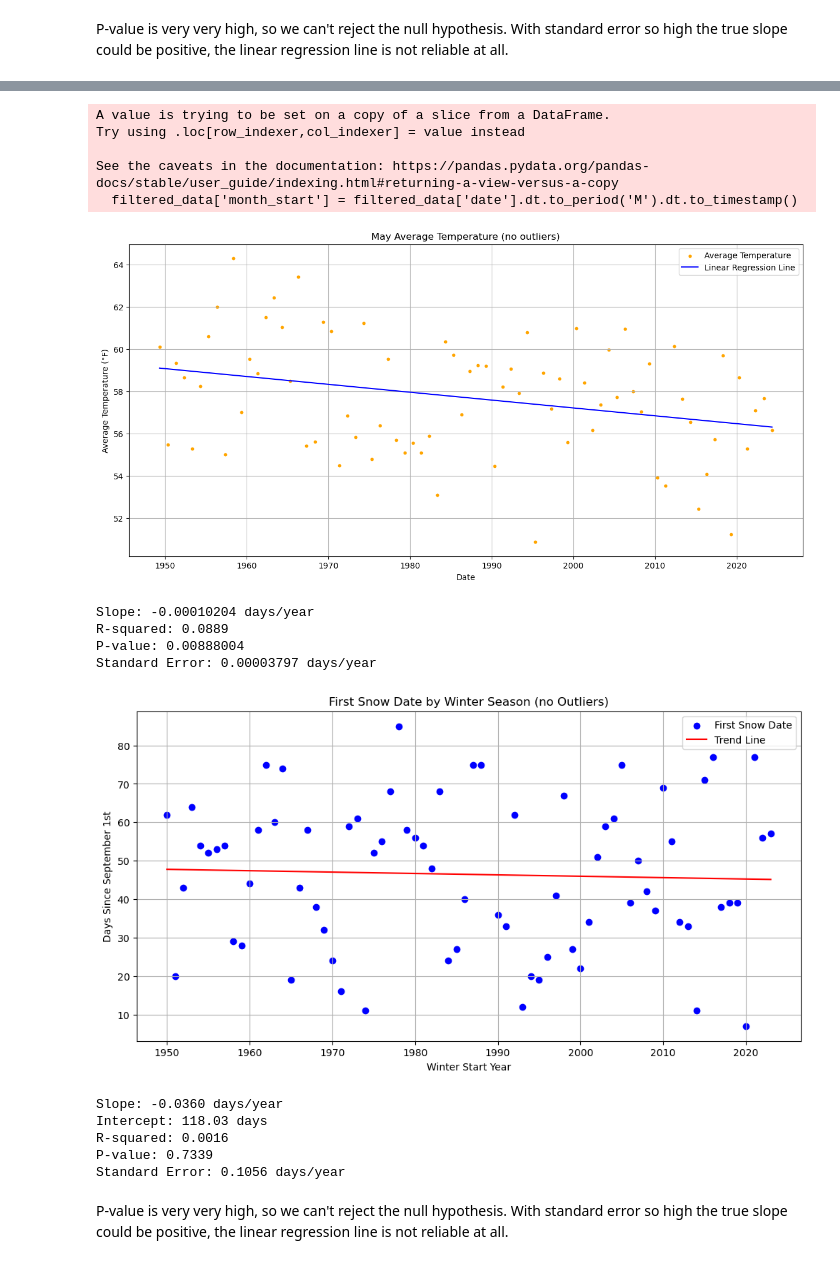
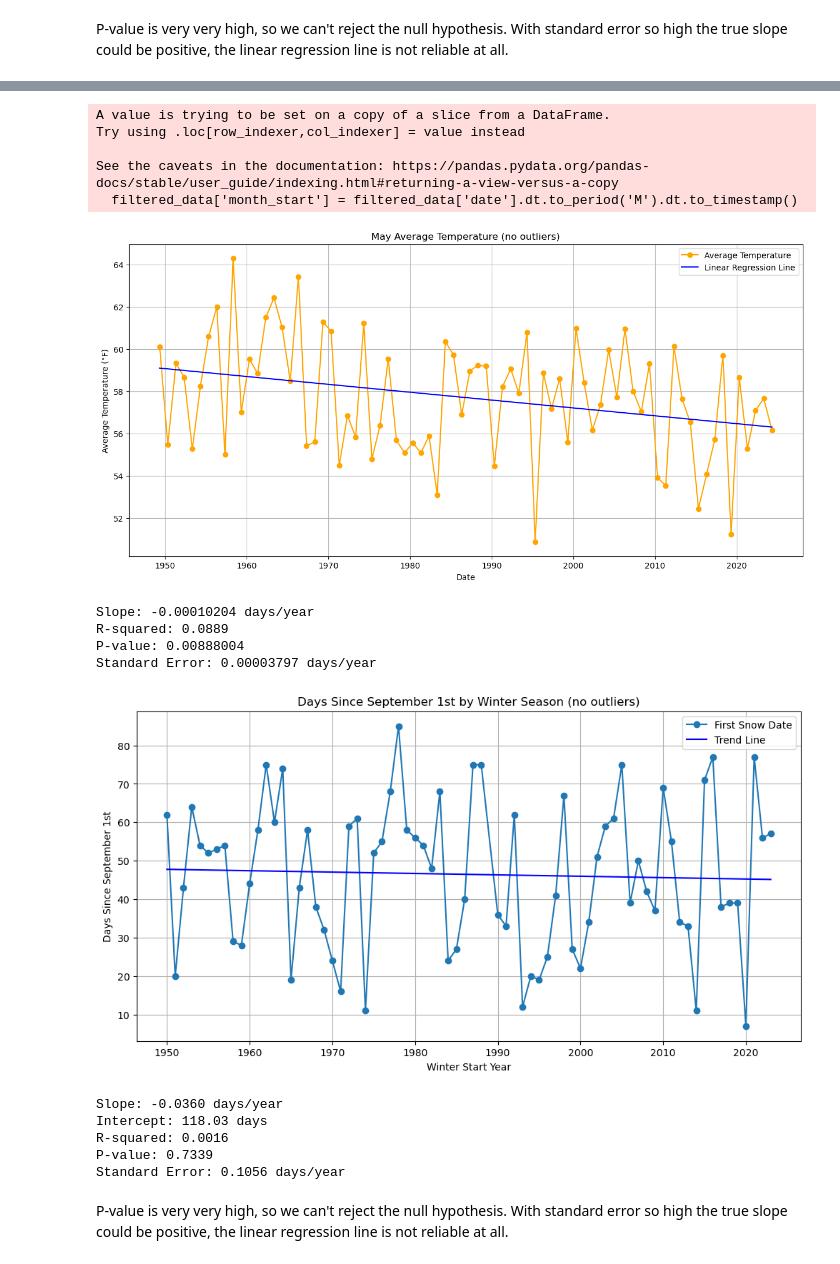
Before and after one commit to richardr1126/boulder_weather_project, a Jupyter notebook: snow.ipynb, the cells around one changed output, grey strips where cells are left out. Saved outputs shown, nothing was run; the diff lists cells and outputs as text; code cells hidden in the pictures.

Commit message:
Update plots

```diff
--- a/snow.ipynb
+++ b/snow.ipynb
@@ -346,7 +383,7 @@ regression_line = intercept + slope * filtered_monthly_avg_temp['month_ordinal']
 
 # Plot the average temperature trends for the selected months
 plt.figure(figsize=(15, 7))
-plt.scatter(filtered_monthly_avg_temp['month_start'], filtered_monthly_avg_temp['average_temp'], color='orange', label='Average Temperature', s=10)
+plt.plot(filtered_monthly_avg_temp['month_start'], filtered_monthly_avg_temp['average_temp'], color='orange', marker='o', label='Average Temperature')
 plt.plot(filtered_monthly_avg_temp['month_start'], regression_line, color='blue', label='Linear Regression Line')
 plt.title(f"May Average Temperature (no outliers)")
 plt.xlabel("Date")
@@ -365,7 +402,7 @@ Try using .loc[row_indexer,col_indexer] = value instead
 
 See the caveats in the documentation: https://pandas.pydata.org/pandas-docs/stable/user_guide/indexing.html#returning-a-view-versus-a-copy
   filtered_data['month_start'] = filtered_data['date'].dt.to_period('M').dt.to_timestamp()
-[figure, old version]
+[figure, new version]
 Slope: -0.00010204 days/year
 R-squared: 0.0889
 P-value: 0.00888004
@@ -422,47 +459,47 @@ filtered_snow_df = first_snow_df[
     (first_snow_df['days_since_sept1'] <= upper_bound)
 ]
 
-# Plot the first snow dates over the years without outliers
+# Plot
 plt.figure(figsize=(12, 6))
-plt.scatter(
+plt.plot(
     filtered_snow_df['winter_start_year'],
     filtered_snow_df['days_since_sept1'],
-    color='blue',
-    label='First Snow Date'
+    label='First Snow Date',
+    marker='o'
 )
-plt.title("First Snow Date by Winter Season (no Outliers)")
+plt.title("Days Since September 1st by Winter Season (no outliers)")
 plt.xlabel("Winter Start Year")
 plt.ylabel("Days Since September 1st")
 plt.grid(True)
 
 # Perform linear regression on the filtered data
 slope, intercept, r_value, p_value, std_err = stats.linregress(
     filtered_snow_df['winter_start_year'],
     filtered_snow_df['days_since_sept1']
 )
 
 # Create regression line values
 regression_line = intercept + slope * filtered_snow_df['winter_start_year']
 
 # Plot the regression line
 plt.plot(
     filtered_snow_df['winter_start_year'],
     regression_line,
-    color='red',
+    color='blue',
     label='Trend Line'
 )
 
 plt.legend()
 plt.show()
 
 # Optionally, print regression statistics
 print(f"Slope: {slope:.4f} days/year")
 print(f"Intercept: {intercept:.2f} days")
 print(f"R-squared: {r_value**2:.4f}")
 print(f"P-value: {p_value:.4f}")
 print(f"Standard Error: {std_err:.4f} days/year")
 # %% [output]
-[figure, old version]
+[figure, new version]
 Slope: -0.0360 days/year
 Intercept: 118.03 days
 R-squared: 0.0016
```
Also changed, not shown: parts of 4 cells of this notebook.
